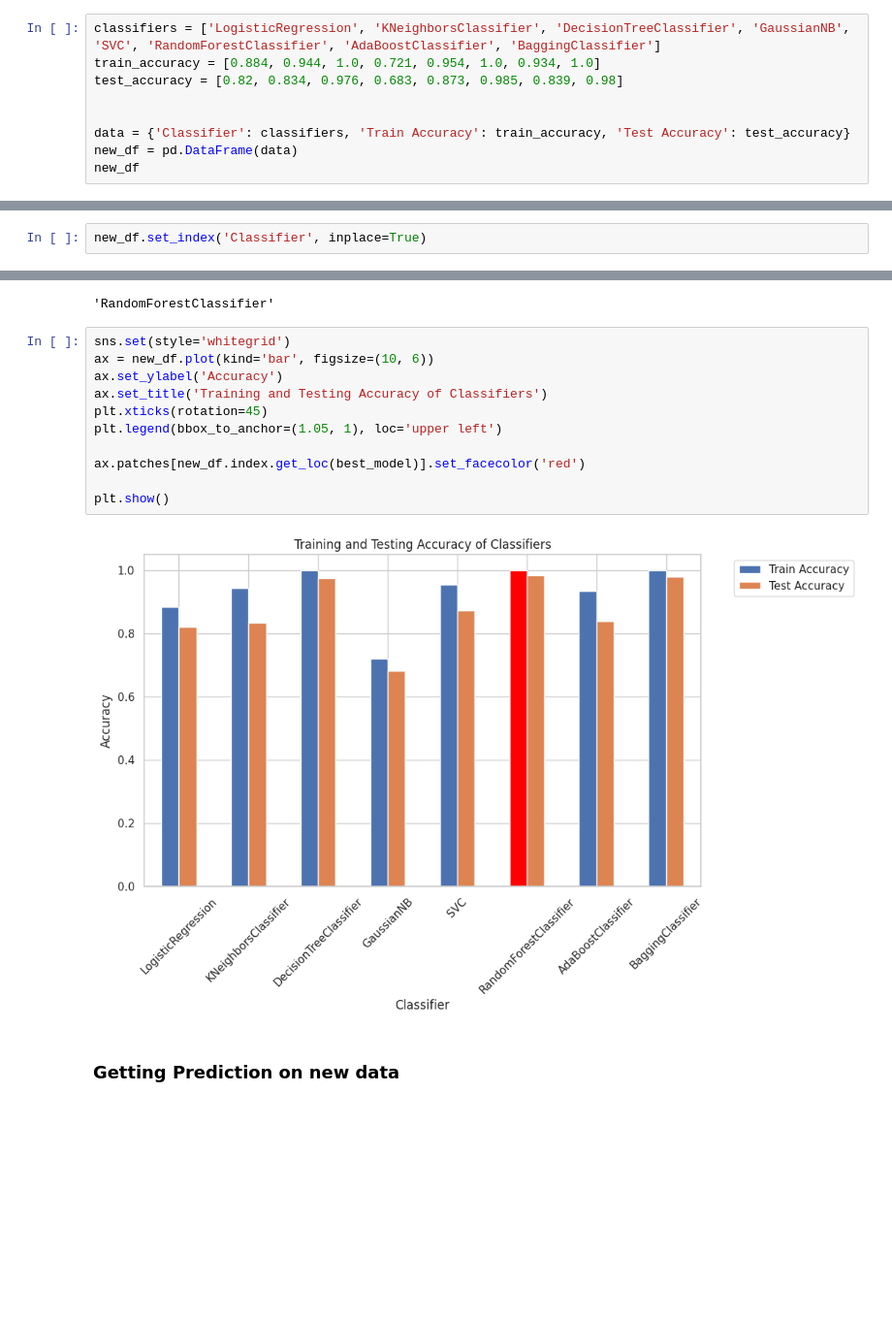
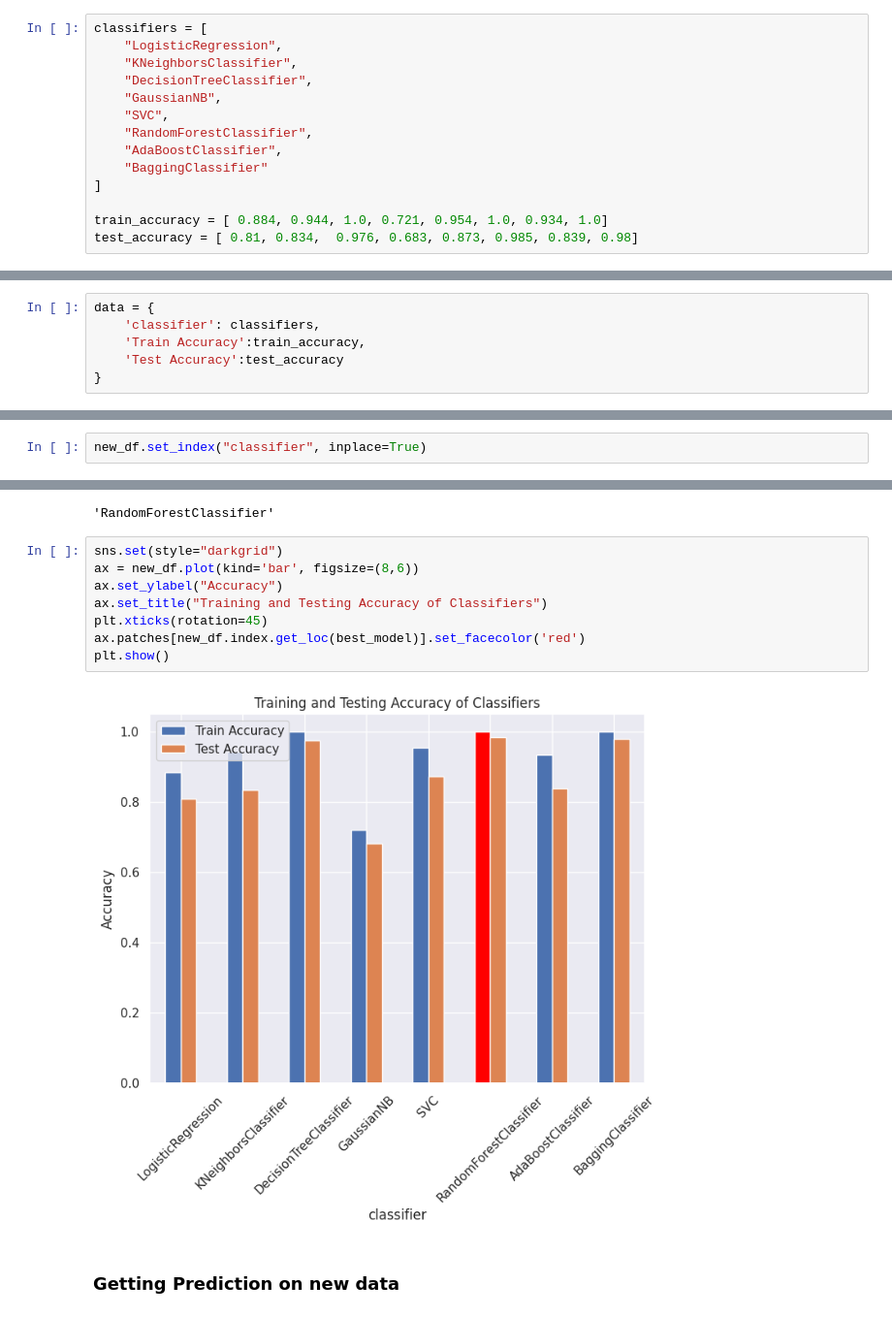
Before and after one commit to ehtisham-sadiq/Building-an-ML-Based-Heart-Disease-Diagnosis-System-with-Flask, a Jupyter notebook: notebook/EDA.ipynb, the cells around one changed output, grey strips where cells are left out. Shown: that part at 97% size. Drawn from its saved outputs; the diff is of its cells as text; blank space fills up the shorter version.

```diff
--- a/notebook/EDA.ipynb
+++ b/notebook/EDA.ipynb
@@ -565,11 +575,16 @@ F1 Score: 0.9803921568627452
 # %% [markdown]
 ### Model Interpretation
 # %%
-classifiers = ['LogisticRegression', 'KNeighborsClassifier', 'DecisionTreeClassifier', 'GaussianNB', 'SVC', 'RandomForestClassifier', 'AdaBoostClassifier', 'BaggingClassifier']
-train_accuracy = [0.884, 0.944, 1.0, 0.721, 0.954, 1.0, 0.934, 1.0]
-test_accuracy = [0.82, 0.834, 0.976, 0.683, 0.873, 0.985, 0.839, 0.98]
+classifiers = [
+    "LogisticRegression",
+    "KNeighborsClassifier",
+    "DecisionTreeClassifier",
+    "GaussianNB",
+    "SVC",
+    "RandomForestClassifier",
+    "AdaBoostClassifier",
+    "BaggingClassifier"
+]
 
-
-data = {'Classifier': classifiers, 'Train Accuracy': train_accuracy, 'Test Accuracy': test_accuracy}
-new_df = pd.DataFrame(data)
-new_df
+train_accuracy = [ 0.884, 0.944, 1.0, 0.721, 0.954, 1.0, 0.934, 1.0]
+test_accuracy = [ 0.81, 0.834,  0.976, 0.683, 0.873, 0.985, 0.839, 0.98]
@@ -585,0 +591,6 @@ new_df
+# %%
+data = {
+    'classifier': classifiers,
+    'Train Accuracy':train_accuracy,
+    'Test Accuracy':test_accuracy
+}
@@ -586,5 +610,5 @@ new_df
 # %%
-new_df.set_index('Classifier', inplace=True)
+new_df.set_index("classifier", inplace=True)
 # %%
 new_df
 # %% [output]
@@ -604,18 +628,15 @@ best_model
 # %% [output]
 'RandomForestClassifier'
 # %%
-sns.set(style='whitegrid')
-ax = new_df.plot(kind='bar', figsize=(10, 6))
-ax.set_ylabel('Accuracy')
-ax.set_title('Training and Testing Accuracy of Classifiers')
+sns.set(style="darkgrid")
+ax = new_df.plot(kind='bar', figsize=(8,6))
+ax.set_ylabel("Accuracy")
+ax.set_title("Training and Testing Accuracy of Classifiers")
 plt.xticks(rotation=45)
-plt.legend(bbox_to_anchor=(1.05, 1), loc='upper left')
-
 ax.patches[new_df.index.get_loc(best_model)].set_facecolor('red')
-
 plt.show()
 # %% [output]
-[figure, old version]
+[figure, new version]
 # %% [markdown]
 ### Getting Prediction on new data
 # %%
```
Also changed, not shown: parts of 26 cells of this notebook, 6 other files.
